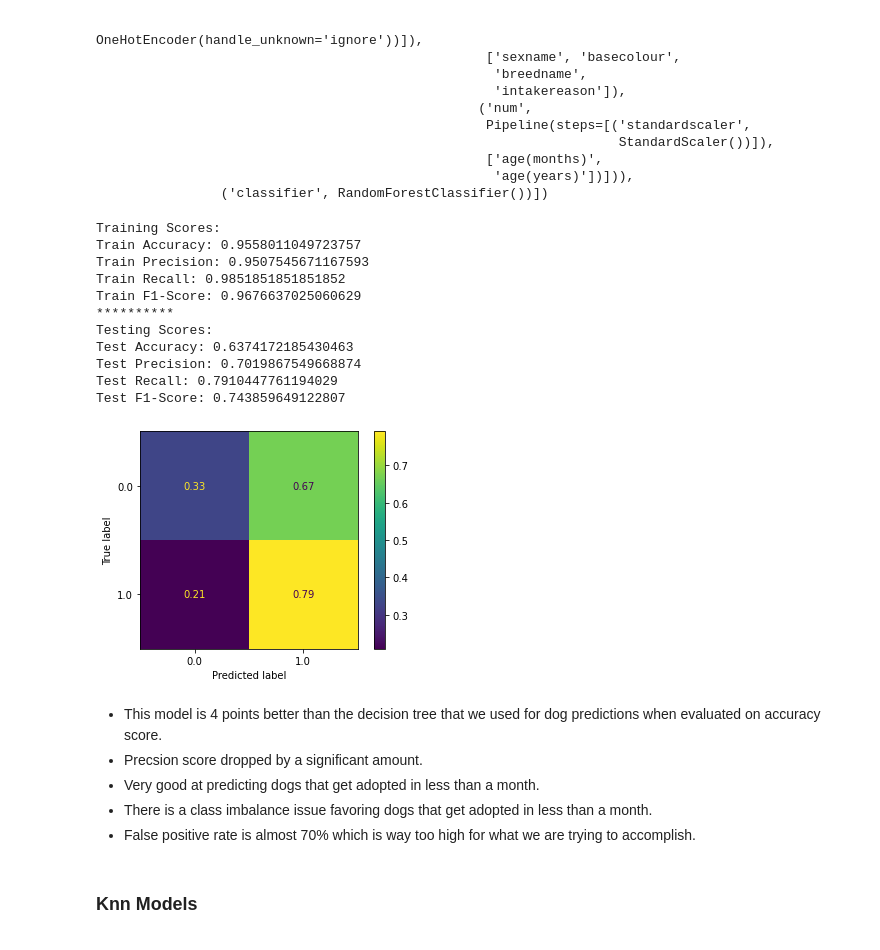
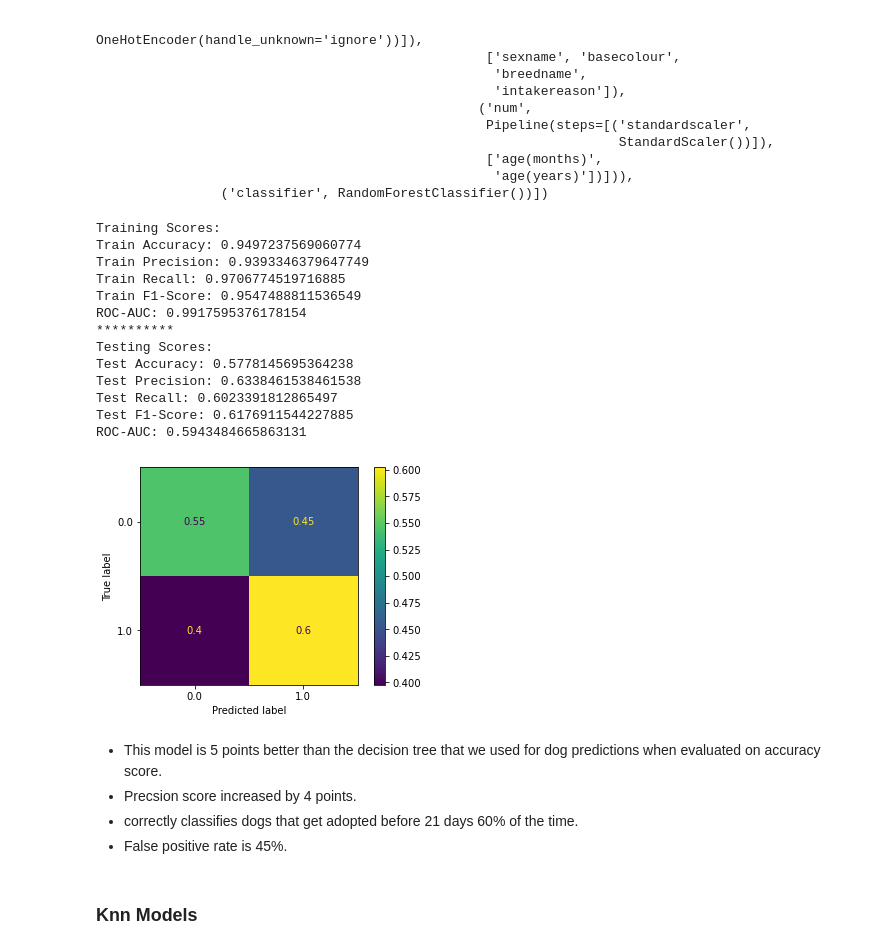
Before and after one commit to wharr1203/BloomingtonPetAdoption, a Jupyter notebook: Main Notebook.ipynb, the cells around one changed output. Saved outputs shown, nothing was run; the diff lists cells and outputs as text; code cells hidden in the pictures.

```diff
--- a/Main Notebook.ipynb
+++ b/Main Notebook.ipynb
@@ -206,6 +251,6 @@ Now I want to categorize my target column into these 2 values.
 # %%
-dog_model_data['duration of stay'][dog_model_data['duration of stay'] <= 30] = 1
-dog_model_data['duration of stay'][dog_model_data['duration of stay'] > 30] = 0
+dog_model_data['duration of stay'][dog_model_data['duration of stay'] <= 21] = 1
+dog_model_data['duration of stay'][dog_model_data['duration of stay'] > 21] = 0
 # %%
 dog_model_data['duration of stay'].value_counts()
 # %% [output]
@@ -732,26 +713,27 @@ Pipeline(steps=[('preprocessor',
                                                    'age(years)'])])),
                 ('classifier', RandomForestClassifier())])
 # %%
-evaluate(dog_forest_model, X_train, X_test, y_train, y_test)
+evaluate(dog_forest_model, X_train, X_test, y_train, y_test, 'proba')
 # %% [output]
 Training Scores:
-Train Accuracy: 0.9558011049723757
-Train Precision: 0.9507545671167593
-Train Recall: 0.9851851851851852
-Train F1-Score: 0.9676637025060629
+Train Accuracy: 0.9497237569060774
+Train Precision: 0.9393346379647749
+Train Recall: 0.9706774519716885
+Train F1-Score: 0.9547488811536549
+ROC-AUC: 0.9917595376178154
 **********
 Testing Scores:
-Test Accuracy: 0.6374172185430463
-Test Precision: 0.7019867549668874
-Test Recall: 0.7910447761194029
-Test F1-Score: 0.743859649122807
+Test Accuracy: 0.5778145695364238
+Test Precision: 0.6338461538461538
+Test Recall: 0.6023391812865497
+Test F1-Score: 0.6176911544227885
+ROC-AUC: 0.5943484665863131
-[figure, old version]
+[figure, new version]
 # %% [markdown]
-- This model is 4 points better than the decision tree that we used for dog predictions when evaluated on accuracy score.
-- Precsion score dropped by a significant amount.
-- Very good at predicting dogs that get adopted in less than a month.
-- There is a class imbalance issue favoring dogs that get adopted in less than a month.
-- False positive rate is almost 70% which is way too high for what we are trying to accomplish.
+- This model is 5 points better than the decision tree that we used for dog predictions when evaluated on accuracy score.
+- Precsion score increased by 4 points.
+- correctly classifies dogs that get adopted before 21 days 60% of the time.
+- False positive rate is 45%.
 # %% [markdown]
 ### Knn Models
 # %% [markdown]
```
Also changed, not shown: parts of 128 cells of this notebook.
